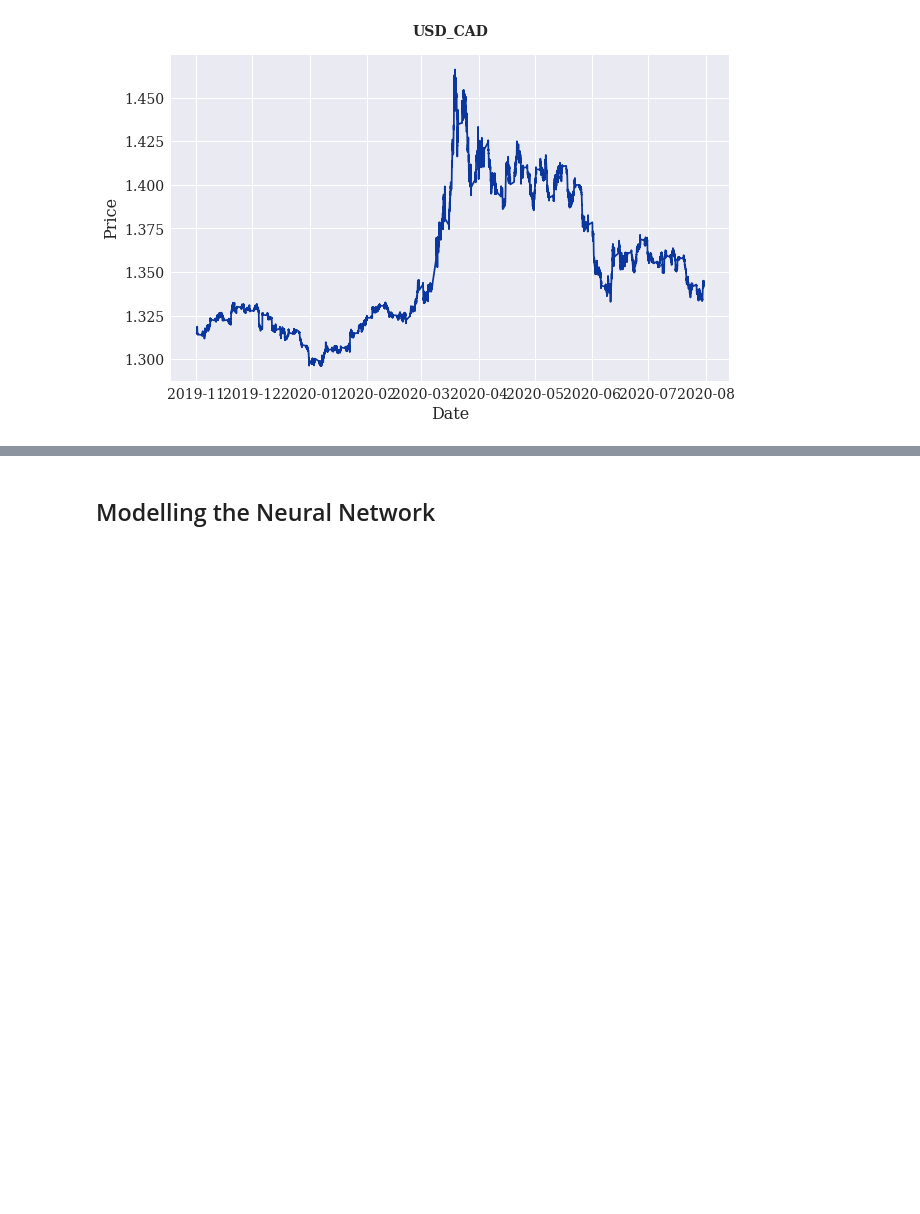
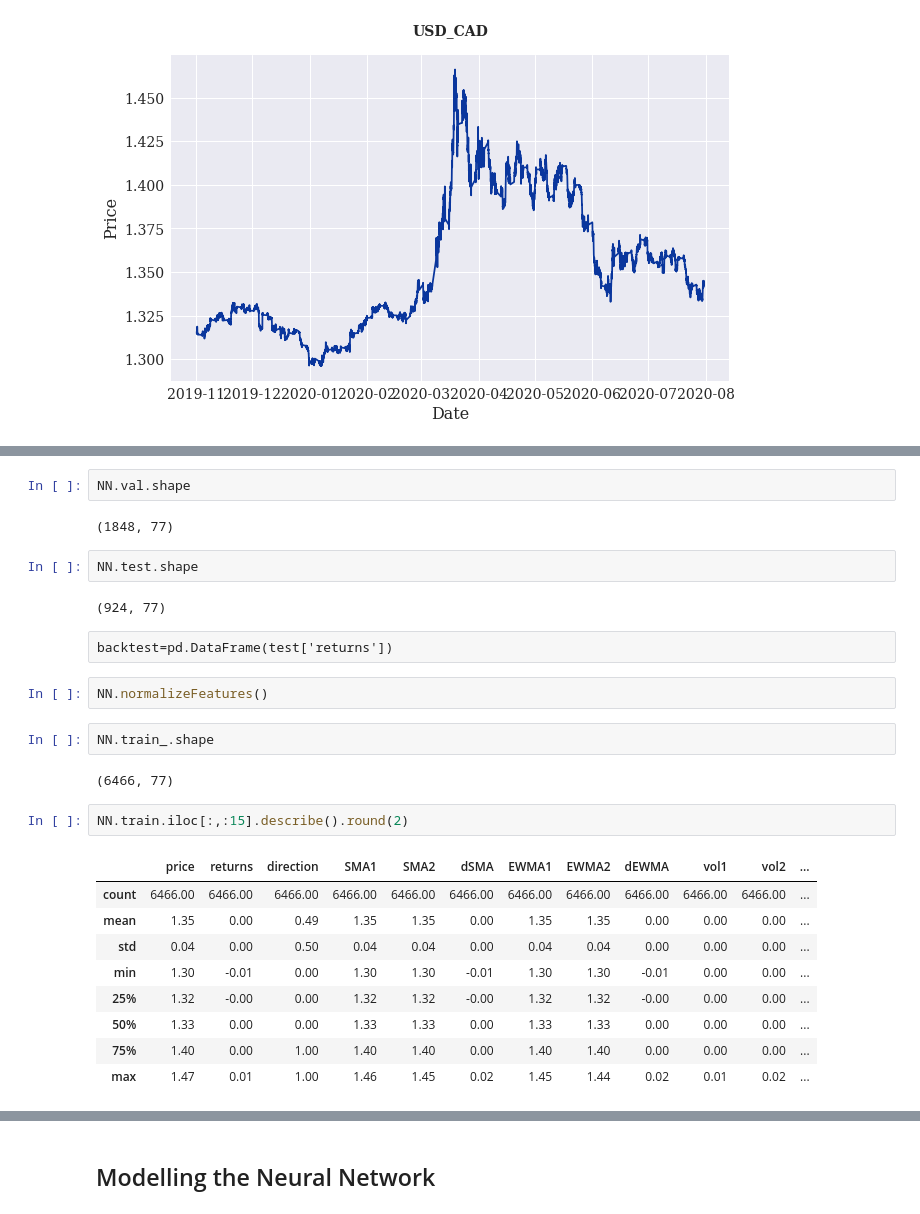
Before and after one commit to mateomarks/Algorithmic-Trading, a Jupyter notebook: 04 Improved NN Strategy.ipynb, the cells around one changed output, grey strips where cells are left out. Saved outputs shown, nothing was run; the diff lists cells and outputs as text; blank space fills up the shorter version.

```diff
--- a/04 Improved NN Strategy.ipynb
+++ b/04 Improved NN Strategy.ipynb
@@ -270,0 +245,28 @@ y_val = y_train.iloc[:split].copy()
+# %%
+NN.val.shape
+# %% [output]
+(1848, 77)
+# %%
+NN.test.shape
+# %% [output]
+(924, 77)
+# %% [raw]
+backtest=pd.DataFrame(test['returns'])
+# %%
+NN.normalizeFeatures()
+# %%
+NN.train_.shape
+# %% [output]
+(6466, 77)
+# %%
+NN.train.iloc[:,:15].describe().round(2)
+# %% [output]
+|  | price | returns | direction | SMA1 | SMA2 | dSMA | EWMA1 | EWMA2 | dEWMA | vol1 | vol2 | ... |
+| count | 6466.00 | 6466.00 | 6466.00 | 6466.00 | 6466.00 | 6466.00 | 6466.00 | 6466.00 | 6466.00 | 6466.00 | 6466.00 | ... |
+| mean | 1.35 | 0.00 | 0.49 | 1.35 | 1.35 | 0.00 | 1.35 | 1.35 | 0.00 | 0.00 | 0.00 | ... |
+| std | 0.04 | 0.00 | 0.50 | 0.04 | 0.04 | 0.00 | 0.04 | 0.04 | 0.00 | 0.00 | 0.00 | ... |
+| min | 1.30 | -0.01 | 0.00 | 1.30 | 1.30 | -0.01 | 1.30 | 1.30 | -0.01 | 0.00 | 0.00 | ... |
+| 25% | 1.32 | -0.00 | 0.00 | 1.32 | 1.32 | -0.00 | 1.32 | 1.32 | -0.00 | 0.00 | 0.00 | ... |
+| 50% | 1.33 | 0.00 | 0.00 | 1.33 | 1.33 | 0.00 | 1.33 | 1.33 | 0.00 | 0.00 | 0.00 | ... |
+| 75% | 1.40 | 0.00 | 1.00 | 1.40 | 1.40 | 0.00 | 1.40 | 1.40 | 0.00 | 0.00 | 0.00 | ... |
+| max | 1.47 | 0.01 | 1.00 | 1.46 | 1.45 | 0.02 | 1.45 | 1.44 | 0.02 | 0.01 | 0.02 | ... |
```
Also changed, not shown: parts of 27 cells of this notebook.
